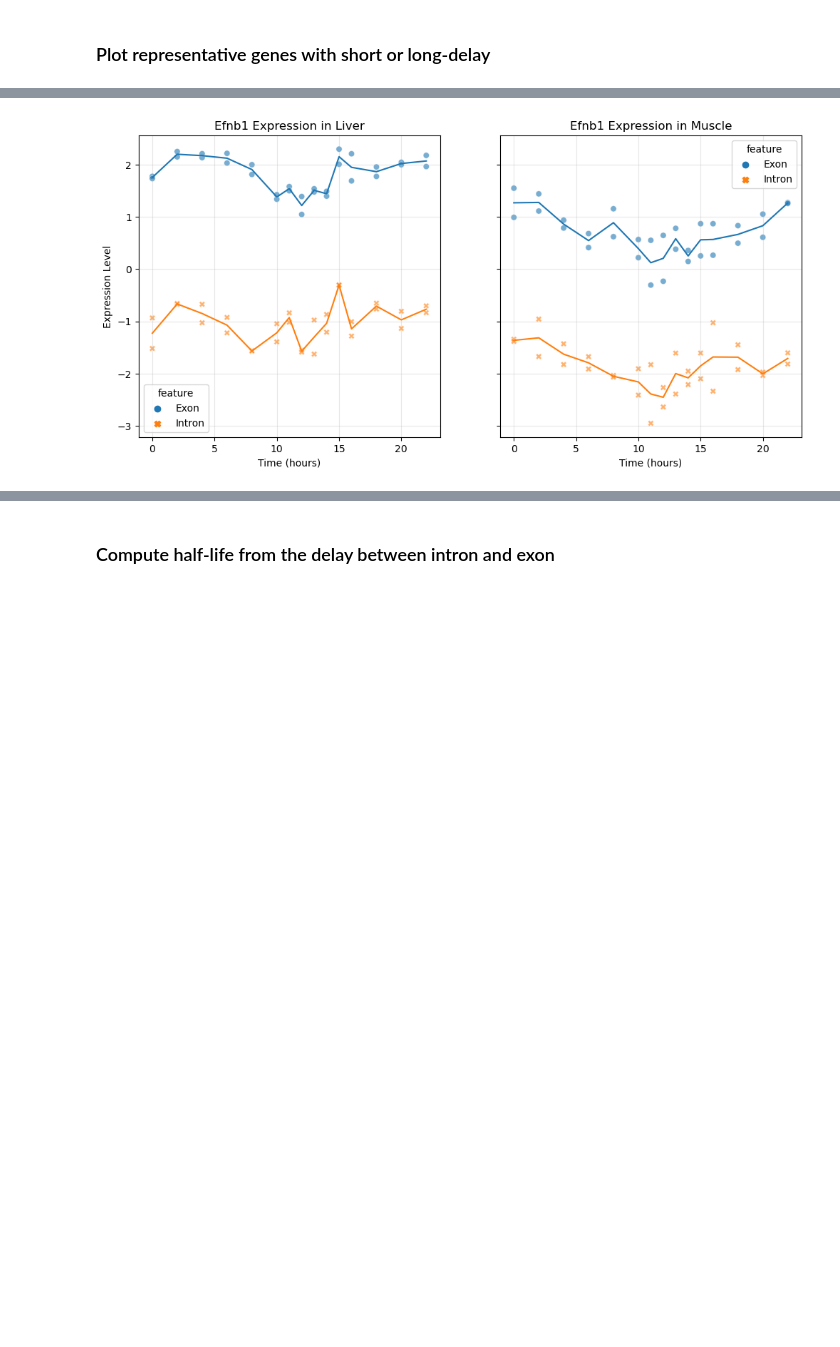
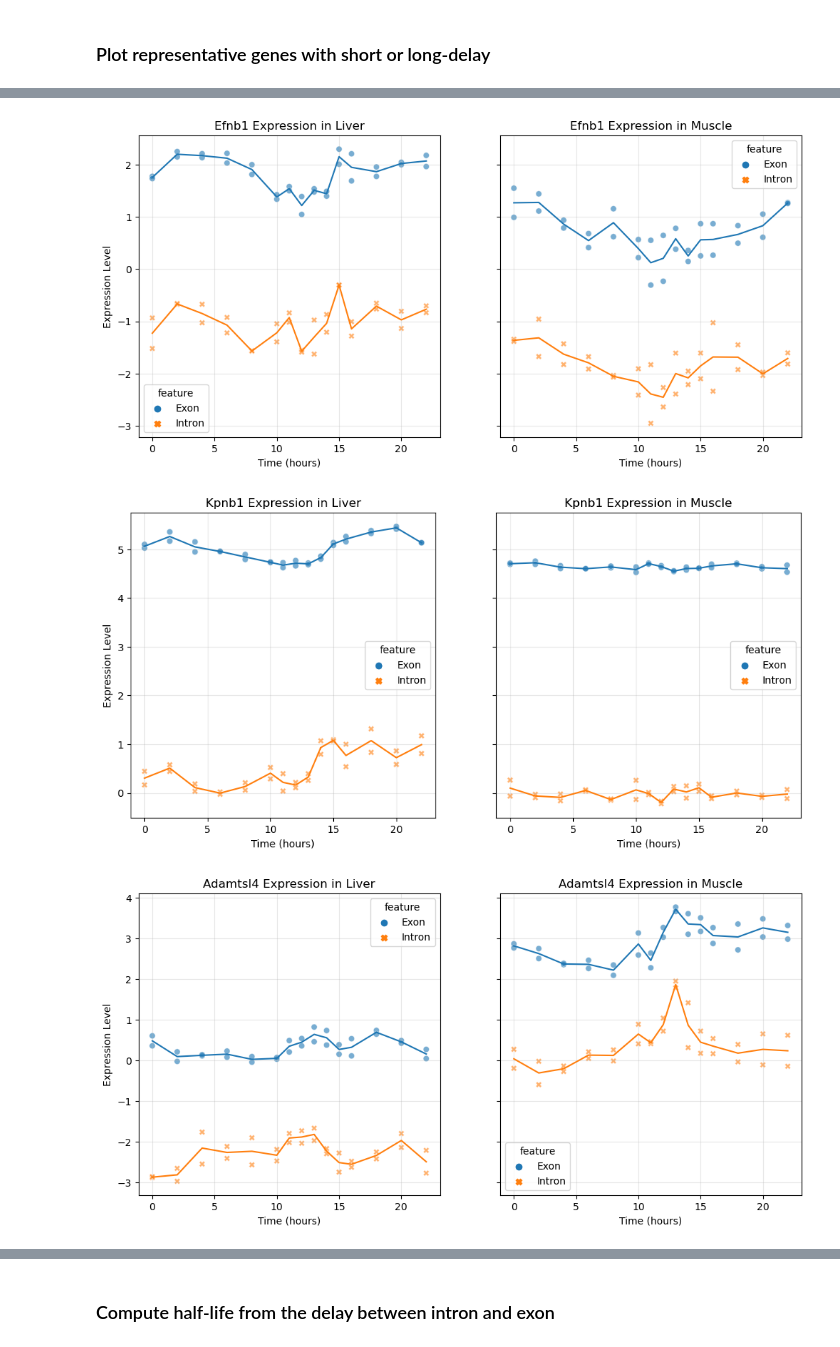
Before and after one commit to GregoirePachebat/group_18, a Jupyter notebook: Week11/Exercise_Week11_12_B_Exercises.ipynb, the cells around one changed output, grey strips where cells are left out. Drawn from its saved outputs; the diff is of its cells as text; code cells hidden in the pictures; blank space fills up the shorter version.

```diff
--- a/Week11/Exercise_Week11_12_B_Exercises.ipynb
+++ b/Week11/Exercise_Week11_12_B_Exercises.ipynb
@@ -633,21 +638,26 @@ plt.show()
 # %%
 #compute the delay between intron and exon for liver and muscle
 #restrict to genes with phase difference < 6 hours and with exon later than intron
 liver_phase_diff = refiltered_results__exon_liver['phase'] - refiltered_results__intron_liver['phase']
 muscle_phase_diff = refiltered_results__exon_muscle['phase'] - refiltered_results__intron_muscle['phase']
 
 #find gene with shortest delay in muscle and liver, plot representative gene expression
 #plot_gene_expression(dat_melted, "GeneName")
 min_liver = liver_phase_diff.idxmin()
 min_muscle = muscle_phase_diff.idxmin()
 
 plot_gene_expression(dat_melted, min_liver)
 plot_gene_expression(dat_melted, min_muscle)
 
 #find gene with delay between 3 and 4 hours in muscle and liver
 #plot_gene_expression(dat_melted, "GeneName")
 genes_between_3_and_4_liver = liver_phase_diff[(liver_phase_diff > 3) & (liver_phase_diff < 4)].index
 genes_between_3_and_4_muscle = muscle_phase_diff[(muscle_phase_diff > 3) & (muscle_phase_diff < 4)].index
+
+plot_gene_expression(dat_melted, genes_between_3_and_4_liver[2])
+plot_gene_expression(dat_melted, genes_between_3_and_4_muscle[2])
 # %% [output]
 [figure]
 [figure]
+[figure, added]
+[figure, added]
```
Also changed, not shown: parts of 6 cells of this notebook.
